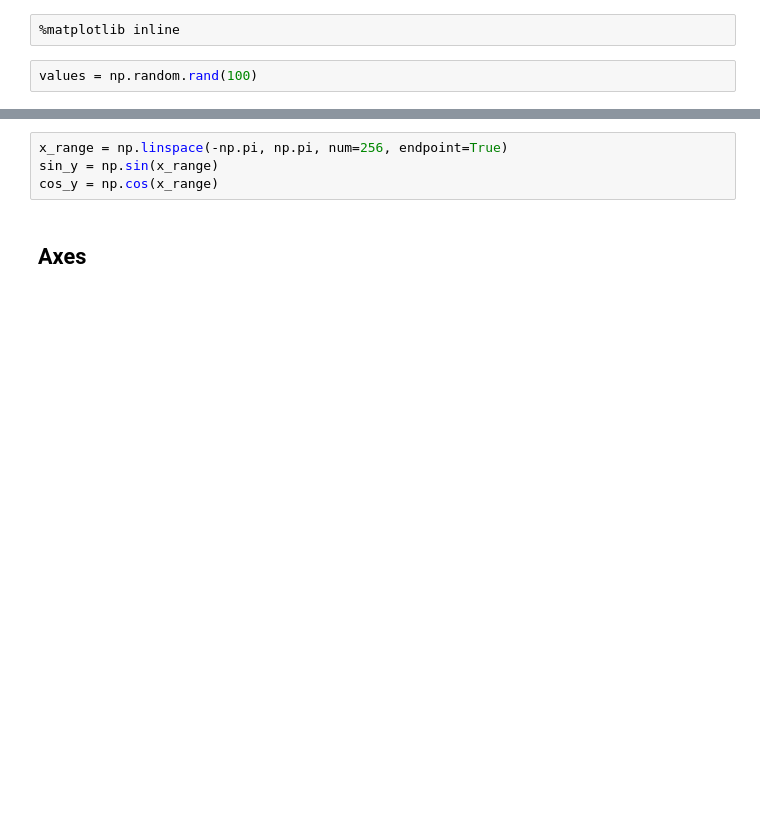
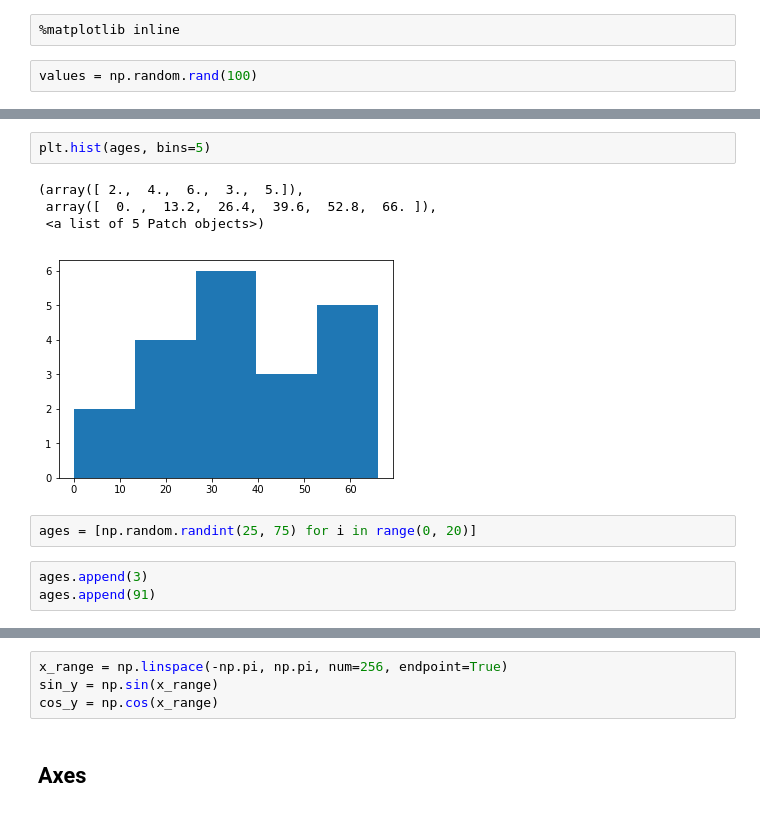
Before and after one commit to learningwithdg/datascience, a Jupyter notebook: Matplotlib II.ipynb, the cells around one changed output, grey strips where cells are left out. Cells and saved outputs as stored; diff of their text form; blank space fills up the shorter version.

```diff
--- a/Matplotlib II.ipynb
+++ b/Matplotlib II.ipynb
@@ -47,0 +72,12 @@ plt.hist(values)
+# %%
+plt.hist(ages, bins=5)
+# %% [output]
+(array([ 2.,  4.,  6.,  3.,  5.]),
+ array([  0. ,  13.2,  26.4,  39.6,  52.8,  66. ]),
+ <a list of 5 Patch objects>)
+[figure, added]
+# %%
+ages = [np.random.randint(25, 75) for i in range(0, 20)]
+# %%
+ages.append(3)
+ages.append(91)
```
Also changed, not shown: parts of 15 cells of this notebook, 5 other files.
